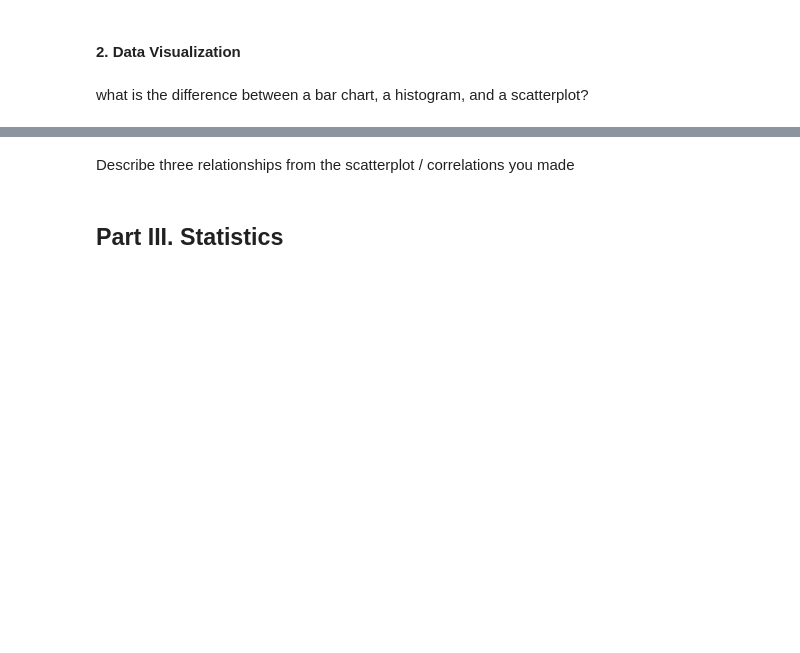
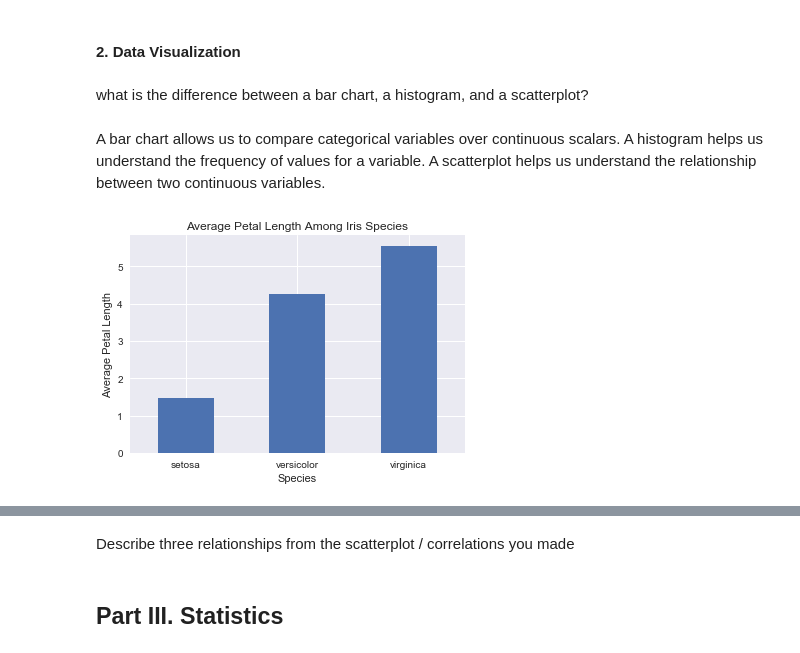
Before and after one commit to danvalen1/dsc-dc-phase1-code-challenge-review, a Jupyter notebook: Mod1_Review.ipynb, the cells around one changed output, grey strips where cells are left out. Drawn from its saved outputs; the diff is of its cells as text; code cells hidden in the pictures; blank space fills up the shorter version.

```diff
--- a/Mod1_Review.ipynb
+++ b/Mod1_Review.ipynb
@@ -35,4 +79,5 @@ df.iloc[2,1:3] = np.nan
 # %%
 # drop the row with those nulls
+df.dropna(axis=0, inplace=True)
 # %%
 # check again for nulls
@@ -39,2 +93,7 @@ df.iloc[2,1:3] = np.nan
 # %%
 # create a new column, that is 10 times the sepal length, called sepal_length_10
+
+df['sepal_length_10'] = df['sepal_length'].apply(lambda x: x * 10)
+
+
+df.head()
@@ -41,3 +107,7 @@ df.iloc[2,1:3] = np.nan
 # %%
 # create another column called sepal_length_10_2, again 10 times sepal length
 # but using a different method to create the column
+
+df['sepal_length_10_2'] = [x*10 for x in df['sepal_length']]
+
+df.head()
@@ -50,3 +125,17 @@ what is the difference between a bar chart, a histogram, and a scatterplot?
+# %% [markdown]
+A bar chart allows us to compare categorical variables over continuous scalars. A histogram helps us understand the frequency of values for a variable. A scatterplot helps us understand the relationship between two continuous variables.
+# %%
+# plot the average pedal length for each species of iris
+plt.plot()
+
+df.groupby('species').petal_length.mean().plot(kind='bar')
+plt.xticks(rotation='horizontal')
+plt.ylabel('Average Petal Length')
+plt.xlabel('Species')
+plt.title('Average Petal Length Among Iris Species')
+plt.show()
+# %% [output]
+[figure, added]
 # %%
 #create a bar chart using the following dummy data
 persons = ['Annie', 'David', 'Lucy','Jin']
```
Also changed, not shown: parts of 20 cells of this notebook.
